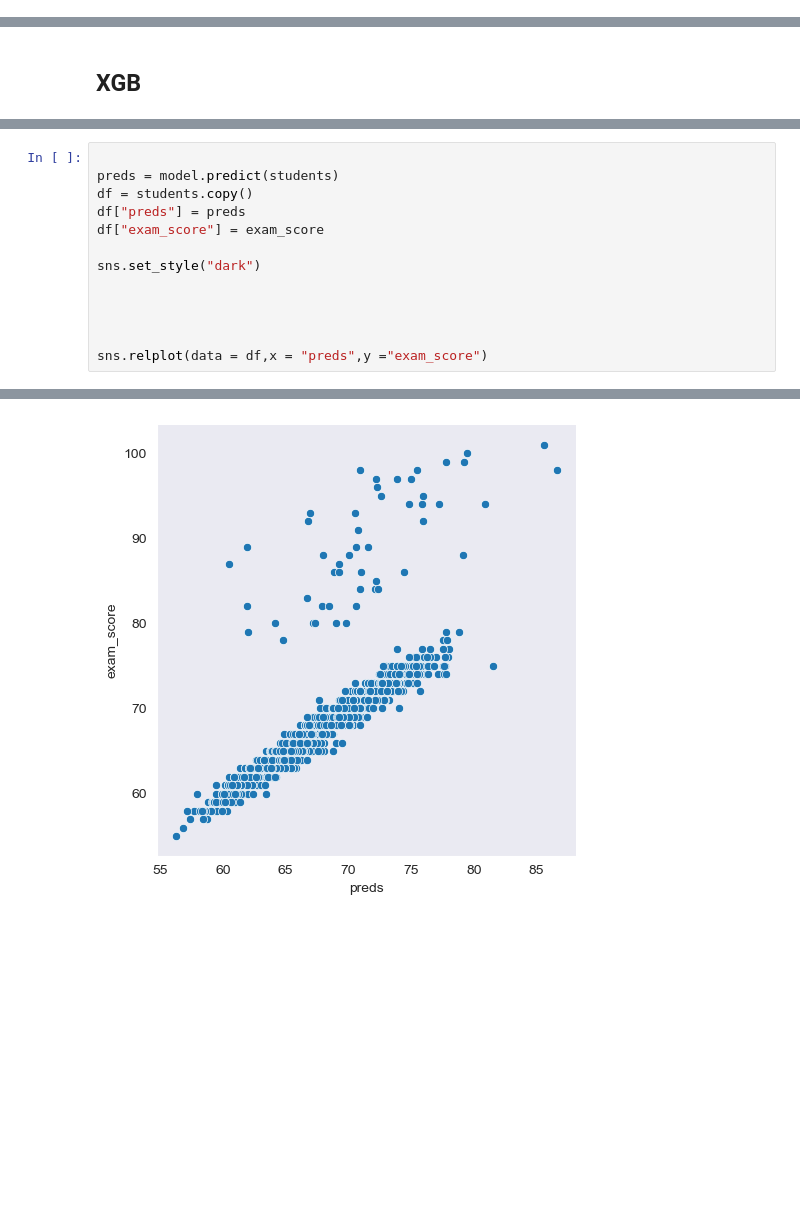
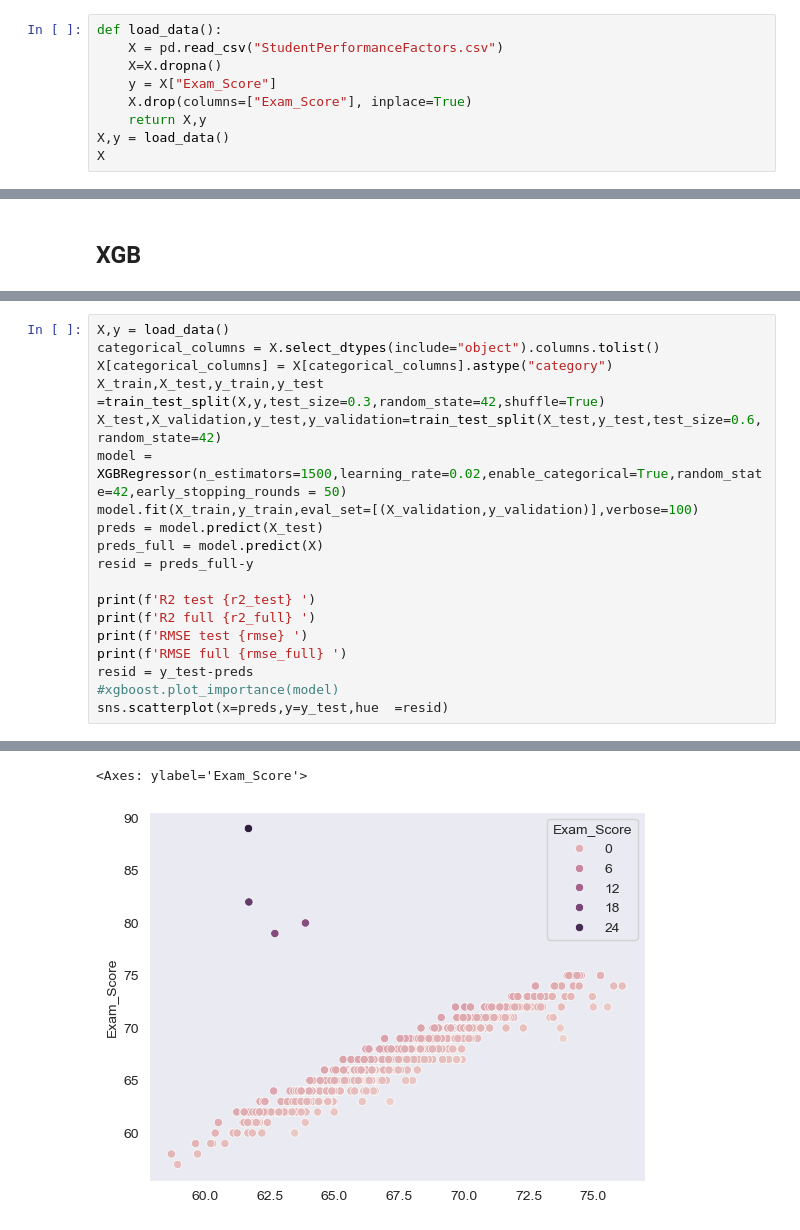
Before and after one commit to joona111/TIES4600, a Jupyter notebook: students.ipynb, the cells around one changed output, grey strips where cells are left out. Saved outputs shown, nothing was run; the diff lists cells and outputs as text; blank space fills up the shorter version.

Commit message:
boosting models

```diff
--- a/students.ipynb
+++ b/students.ipynb
@@ -12,0 +19,9 @@ import matplotlib.pyplot as plt
+# %%
+def load_data():
+    X = pd.read_csv("StudentPerformanceFactors.csv")
+    X=X.dropna()
+    y = X["Exam_Score"]
+    X.drop(columns=["Exam_Score"], inplace=True)
+    return X,y
+X,y = load_data()
+X
@@ -113,14 +118,20 @@ students
 # %%
+X,y = load_data()
+categorical_columns = X.select_dtypes(include="object").columns.tolist()
+X[categorical_columns] = X[categorical_columns].astype("category")
+X_train,X_test,y_train,y_test =train_test_split(X,y,test_size=0.3,random_state=42,shuffle=True)
+X_test,X_validation,y_test,y_validation=train_test_split(X_test,y_test,test_size=0.6,random_state=42)
+model = XGBRegressor(n_estimators=1500,learning_rate=0.02,enable_categorical=True,random_state=42,early_stopping_rounds = 50)
+model.fit(X_train,y_train,eval_set=[(X_validation,y_validation)],verbose=100)
+preds = model.predict(X_test)
+preds_full = model.predict(X)
+resid = preds_full-y
 
-preds = model.predict(students)
-df = students.copy()
-df["preds"] = preds
-df["exam_score"] = exam_score
-
-sns.set_style("dark")
-
-
-
-
-sns.relplot(data = df,x = "preds",y ="exam_score")
+print(f'R2 test {r2_test} ')
+print(f'R2 full {r2_full} ')
+print(f'RMSE test {rmse} ')
+print(f'RMSE full {rmse_full} ')
+resid = y_test-preds
+#xgboost.plot_importance(model)
+sns.scatterplot(x=preds,y=y_test,hue  =resid)
 # %% [output]
@@ -128 +148,2 @@ sns.relplot(data = df,x = "preds",y ="exam_score")
+<Axes: ylabel='Exam_Score'>
-[figure, old version]
+[figure, new version]
```
Also changed, not shown: parts of 12 cells of this notebook, 6 other files.
